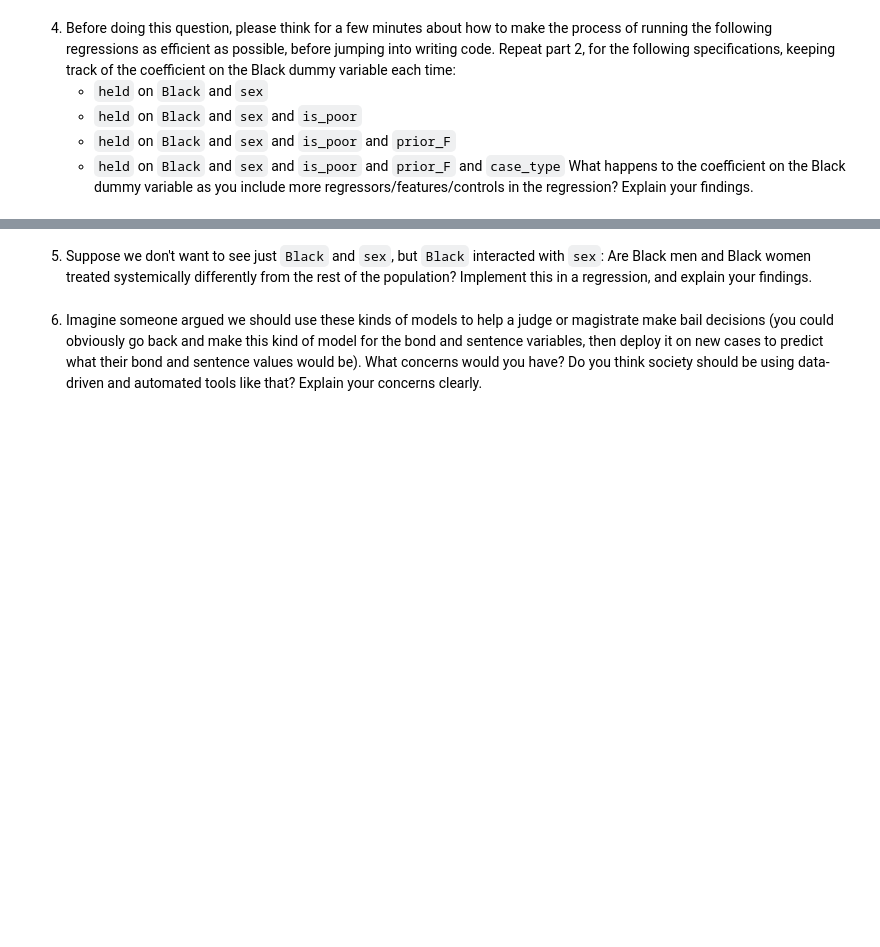
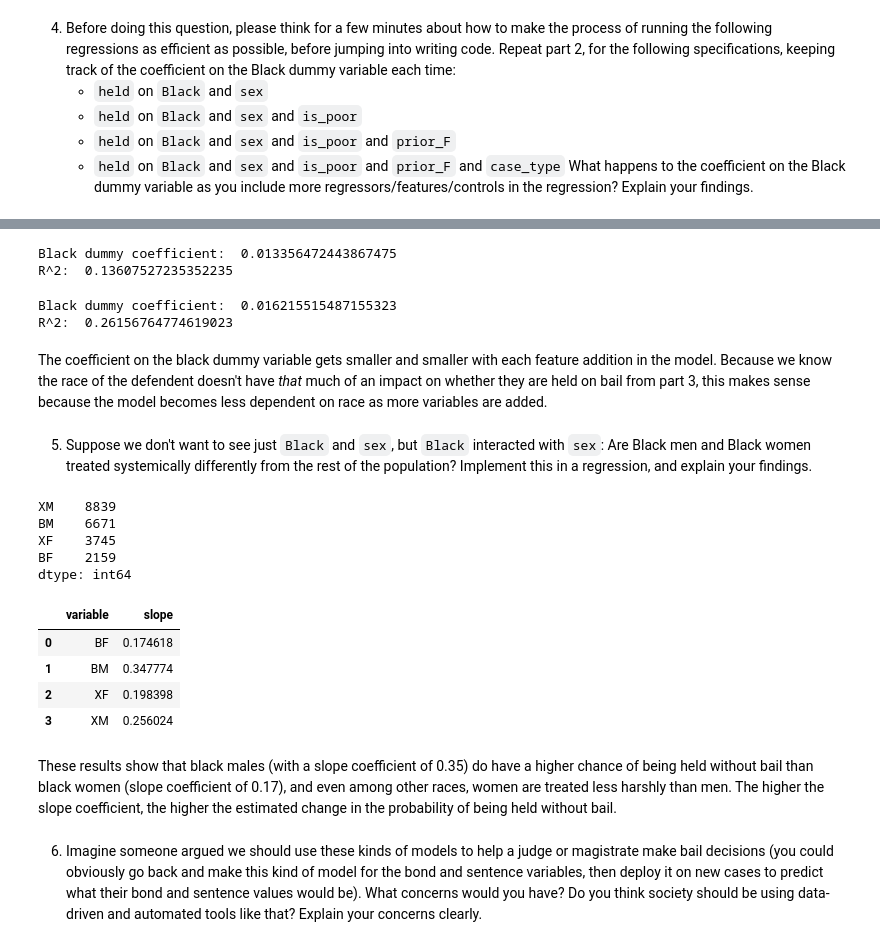
Before and after one commit to jennyschilling/linearRegression, a Jupyter notebook: assignment.ipynb, the cells around one changed output, grey strips where cells are left out. Saved outputs shown, nothing was run; the diff lists cells and outputs as text; code cells hidden in the pictures; blank space fills up the shorter version.

```diff
--- a/assignment.ipynb
+++ b/assignment.ipynb
@@ -279,4 +299,56 @@ What happens to the coefficient on the Black dummy variable as you include more
+# %%
+#held on Black and sex and is_poor and prior_F
+priorDum = pd.get_dummies(df['prior_F'], dtype=int, drop_first=True)
+y = df['held_wo_bail']
+X = pd.concat([blackDum, sexDum, poorDum, priorDum], axis=1)
+model = LinearRegression().fit(X, y)
+slope_coefficient = model.coef_[0]
+r_squared = model.score(X, y)
+print("Black dummy coefficient: ", slope_coefficient)
+print("R^2: ", r_squared)
+# %% [output]
+Black dummy coefficient:  0.013356472443867475
+R^2:  0.13607527235352235
+# %%
+#held on Black and sex and is_poor and prior_F and case_type
+caseDum = pd.get_dummies((df['case_type'] == 'F'), dtype=int, drop_first=True)
+y = df['held_wo_bail']
+X = pd.concat([blackDum, sexDum, poorDum, priorDum, caseDum], axis=1)
+model = LinearRegression().fit(X, y)
+slope_coefficient = model.coef_[0]
+r_squared = model.score(X, y)
+print("Black dummy coefficient: ", slope_coefficient)
+print("R^2: ", r_squared)
+# %% [output]
+Black dummy coefficient:  0.016215515487155323
+R^2:  0.26156764774619023
+# %% [markdown]
+The coefficient on the black dummy variable gets smaller and smaller with each feature addition in the model. Because we know the race of the defendent doesn't have *that* much of an impact on whether they are held on bail from part 3, this makes sense because the model becomes less dependent on race as more variables are added.
 # %% [markdown]
 5. Suppose we don't want to see just `Black` and `sex`, but `Black` interacted with `sex`: Are Black men and Black women treated systemically differently from the rest of the population? Implement this in a regression, and explain your findings.
+# %%
+df['race'] = df['race'].replace(['W','A', 'I'],['X','X','X'])
+race_and_sex = df['race']+df['sex']
+race_and_sex.value_counts()
+# %% [output]
+XM    8839
+BM    6671
+XF    3745
+BF    2159
+dtype: int64
+# %%
+y = df['held_wo_bail']
+X = pd.get_dummies(race_and_sex, dtype=int)
+model = LinearRegression(fit_intercept=False).fit(X, y)
+results = pd.DataFrame({'variable': X.columns, 'slope':model.coef_})
+results
+# %% [output]
+|  | variable | slope |
+| 0 | BF | 0.174618 |
+| 1 | BM | 0.347774 |
+| 2 | XF | 0.198398 |
+| 3 | XM | 0.256024 |
+# %% [markdown]
+These results show that black males (with a slope coefficient of 0.35) do have a higher chance of being held without bail than black women (slope coefficient of 0.17), and even among other races, women are treated less harshly than men. The higher the slope coefficient, the higher the estimated change in the probability of being held without bail.
 # %% [markdown]
 6. Imagine someone argued we should use these kinds of models to help a judge or magistrate make bail decisions (you could obviously go back and make this kind of model for the bond and sentence variables, then deploy it on new cases to predict what their bond and sentence values would be). What concerns would you have? Do you think society should be using data-driven and automated tools like that? Explain your concerns clearly.
```
Also changed, not shown: parts of 7 cells of this notebook.
